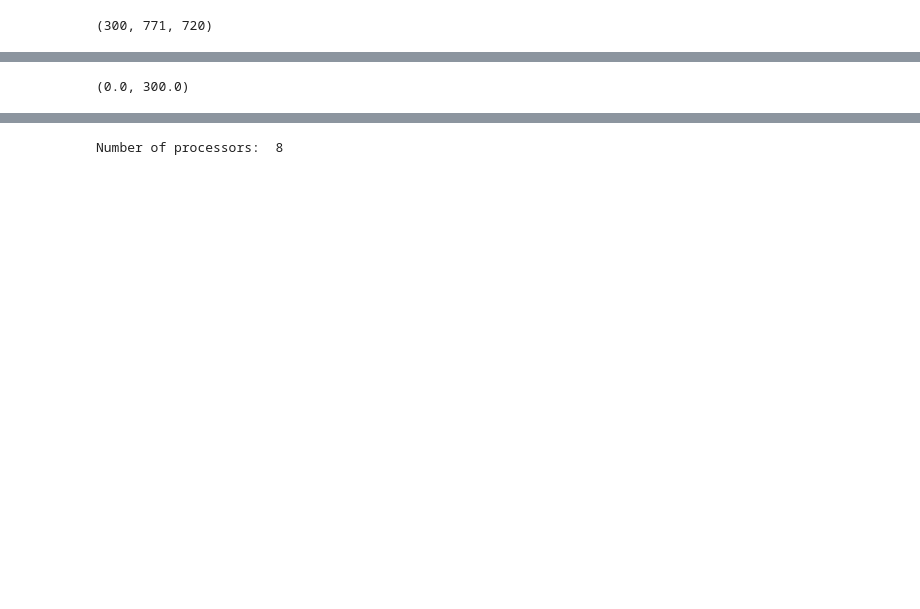
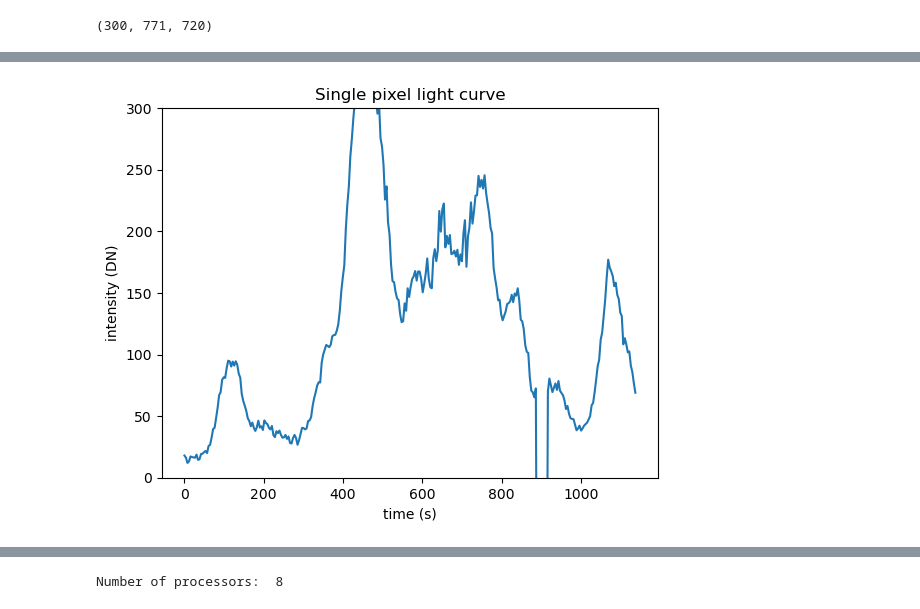
Before and after one commit to Kankelborg-Group/peaklets, a Jupyter notebook: notebooks/IRIS-example.ipynb, the cells around one changed output, grey strips where cells are left out. Cells and saved outputs as stored; diff of their text form; code cells hidden in the pictures; blank space fills up the shorter version.

```diff
--- a/notebooks/IRIS-example.ipynb
+++ b/notebooks/IRIS-example.ipynb
@@ -24,6 +39,7 @@ No.    Name      Ver    Type      Cards   Dimensions   Format
 # Extract SJI data cube
 data = np.array(sji[0].data)
 print(data.shape)
+t = np.arange(data.shape[0])*dt  # Time in seconds from observation start.
 # %% [output]
 (300, 771, 720)
 # %%
@@ -38,5 +53,9 @@ plt.imshow(image, vmin=0, vmax=np.percentile(image,99.9))
 # %%
 plt.figure()
-plt.plot(data[:,410,348])
+plt.plot(t, data[:,410,348])
+plt.xlabel('time (s)')
+plt.ylabel('intensity (DN)')
+plt.title('Single pixel light curve')
 plt.ylim((0,300))
+plt.show()
 # %% [output]
@@ -45,4 +62,4 @@ plt.ylim((0,300))
-(0.0, 300.0)
+[figure, added]
 # %%
 # Illustrate the data dropout
 print(data[233:242,100,700])
```
Also changed, not shown: parts of 17 cells of this notebook.
